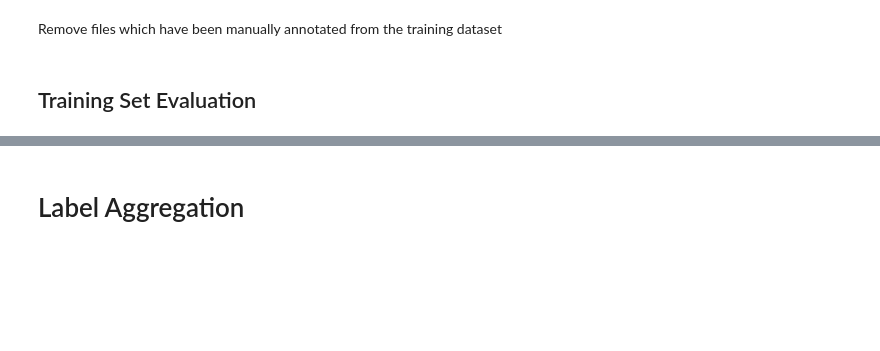
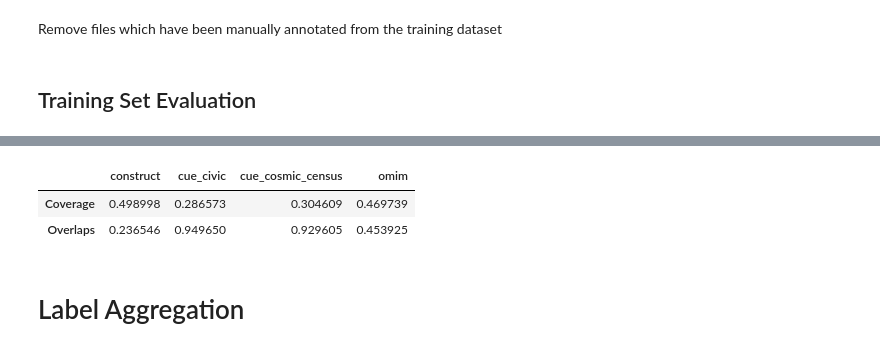
Before and after one commit to hpi-dhc/ggponc_molecular, a Jupyter notebook: WeakSupervision.ipynb, the cells around one changed output, grey strips where cells are left out. Saved outputs shown, nothing was run; the diff lists cells and outputs as text; code cells hidden in the pictures; blank space fills up the shorter version.

```diff
--- a/WeakSupervision.ipynb
+++ b/WeakSupervision.ipynb
@@ -220,3 +202,14 @@ len(docs), len(filtered_sentence_df)
+# %%
+from skweak.analysis import LFAnalysis
+
+lfa = LFAnalysis(docs, ['Gene or Protein'])
+cov = lfa.lf_coverages().rename(index={'Gene or Protein' : 'Coverage'})
+overlap = lfa.lf_overlaps().rename(index={'Gene or Protein' : 'Overlaps'})
+pd.concat([cov, overlap])
+# %% [output]
+|  | construct | cue_civic | cue_cosmic_census | omim |
+| Coverage | 0.498998 | 0.286573 | 0.304609 | 0.469739 |
+| Overlaps | 0.236546 | 0.949650 | 0.929605 | 0.453925 |
 # %% [markdown]
 # Label Aggregation
 # %%
```
Also changed, not shown: parts of 23 cells of this notebook, 1 other file.
